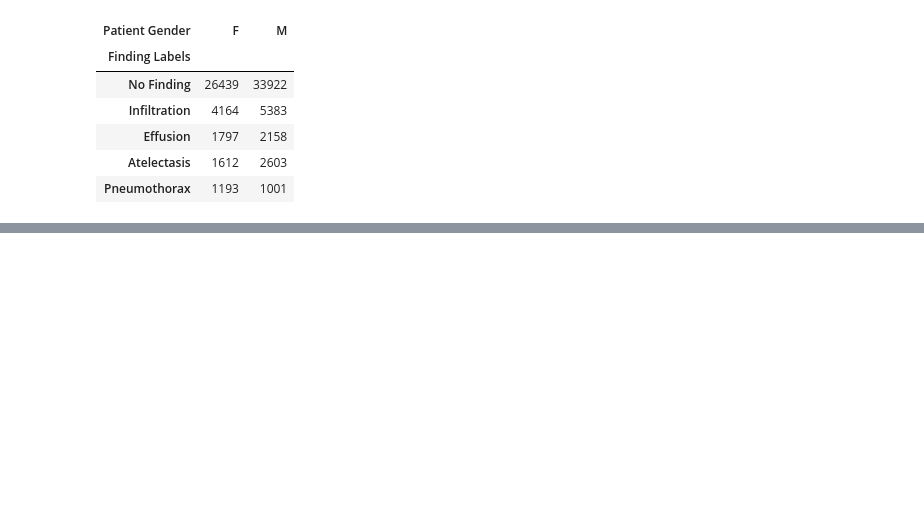
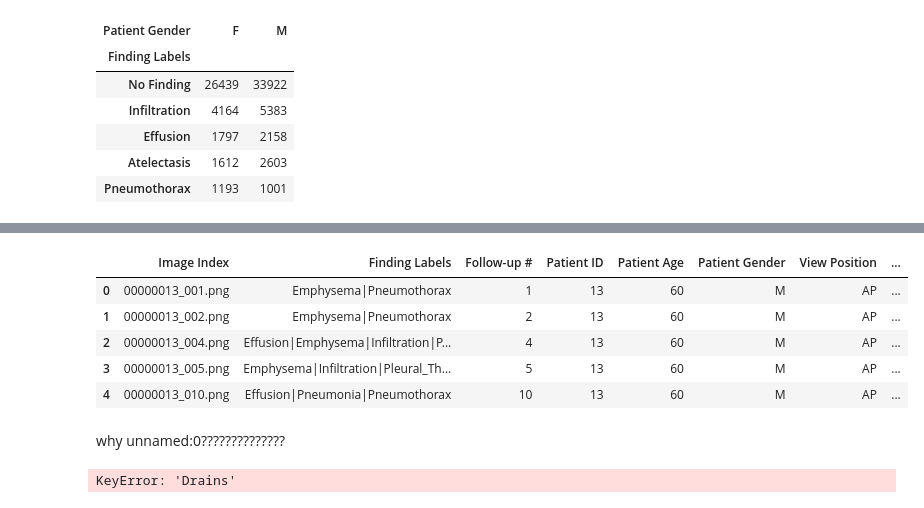
Before and after one commit to nikodice4/MedCLIP_shortcuts, a Jupyter notebook: notebooks/eda_pre.ipynb, the cells around one changed output, grey strips where cells are left out. Drawn from its saved outputs; the diff is of its cells as text; code cells hidden in the pictures; blank space fills up the shorter version.

```diff
--- a/notebooks/eda_pre.ipynb
+++ b/notebooks/eda_pre.ipynb
@@ -111,0 +153,19 @@ plt.show()
+# %%
+merged = df_raw.merge(df_drains, on='Image Index', how='inner')
+# %%
+merged.head()
+# %% [output]
+|  | Image Index | Finding Labels | Follow-up # | Patient ID | Patient Age | Patient Gender | View Position | ... |
+| 0 | 00000013_001.png | Emphysema|Pneumothorax | 1 | 13 | 60 | M | AP | ... |
+| 1 | 00000013_002.png | Emphysema|Pneumothorax | 2 | 13 | 60 | M | AP | ... |
+| 2 | 00000013_004.png | Effusion|Emphysema|Infiltration|P... | 4 | 13 | 60 | M | AP | ... |
+| 3 | 00000013_005.png | Emphysema|Infiltration|Pleural_Th... | 5 | 13 | 60 | M | AP | ... |
+| 4 | 00000013_010.png | Effusion|Pneumonia|Pneumothorax | 10 | 13 | 60 | M | AP | ... |
+# %% [markdown]
+why unnamed:0??????????????
+# %%
+label_sex_crosstab = (merged.explode("Drains").pivot_table(index="Drains", columns="Patient Gender",
+                                   aggfunc="size", fill_value=0).sort_values(by=["F", "M"], ascending=False))
+label_sex_crosstab[:5]
+# %% [output]
+KeyError: 'Drains'
```
Also changed, not shown: parts of 12 cells of this notebook, 1 other file.
